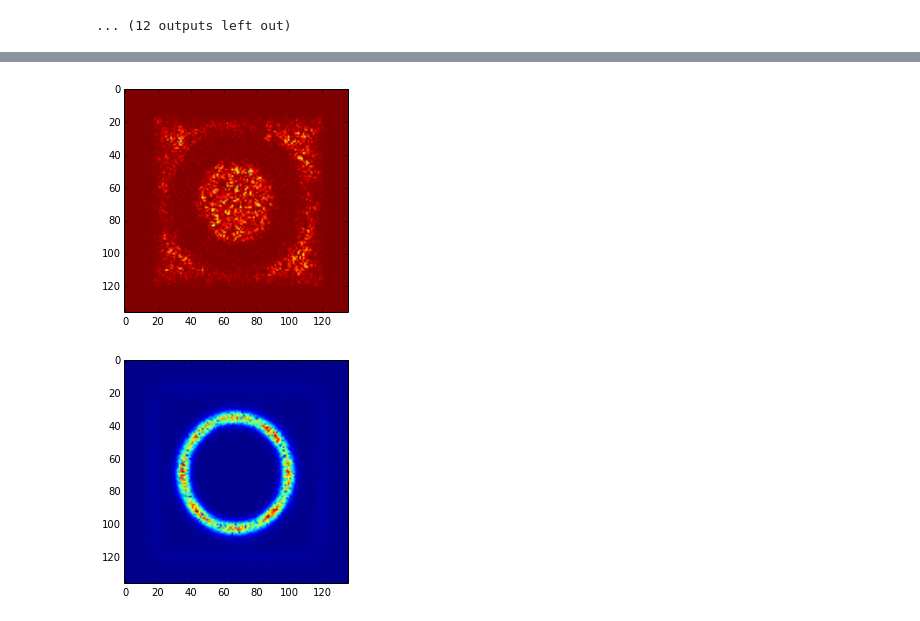
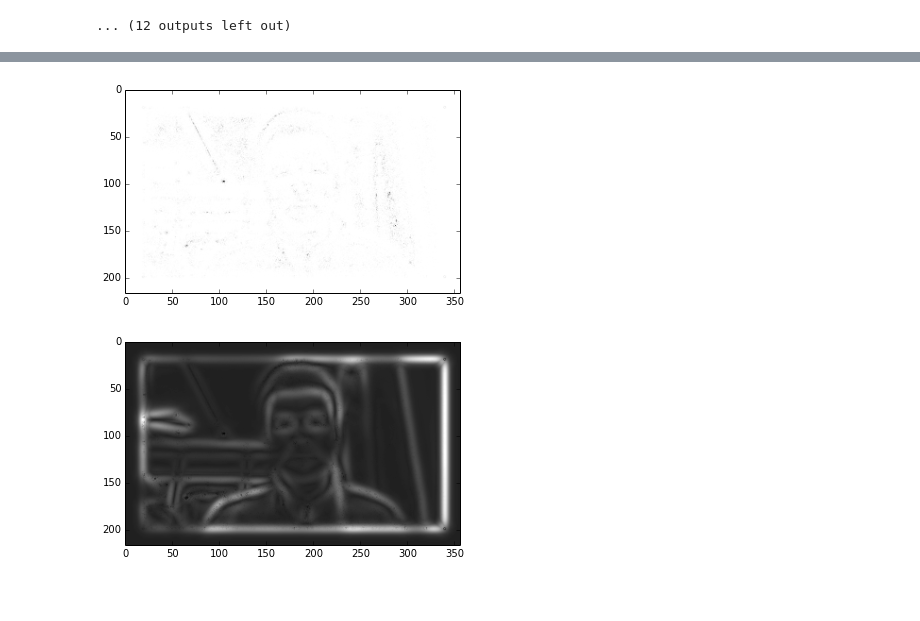
Before and after one commit to arvigj/ML-CV, a Jupyter notebook: cv_hw1/CV_1.ipynb, the cells around one changed output, grey strips where cells are left out. Cells and saved outputs as stored; diff of their text form; code cells hidden in the pictures; blank space fills up the shorter version.

```diff
--- a/cv_hw1/CV_1.ipynb
+++ b/cv_hw1/CV_1.ipynb
@@ -83,7 +83,7 @@ def mapping(matrix):
 #cv2.imshow("image",visual.imag)
 #cv2.imwrite("image.jpg",visual.imag)
 # %%
-image = cv2.imread("circle.jpg",0)
+image = cv2.imread("new_snap.jpg",0)
 convolved = []
 for psi in out:
     convolved.append(signal.convolve2d(image,psi))
@@ -186,27 +186,27 @@ plt.show()
 # %%
 def ratio(max_array, epsilon):
     r = (max_array.real + 0.001*epsilon)/(max_array.imag + epsilon)
     return r
 
 def edge_ratio(max_array, epsilon):
     r = ratio(max_array, epsilon)
     d = np.amax(r)
     edge = 1. - (r/d)
     return edge
 
 def diff(max_array, beta):
     c = np.amax(max_array.imag)
     d = max_array.real - beta*(max_array.imag - c)
     return d
 
 def edge_diff(max_array, alpha, beta):
     edge = np.exp(-alpha*diff(max_array, beta))
     return edge
 
-plt.imshow(edge_ratio(max_array,0))
+plt.imshow(edge_ratio(max_array,.0001),cmap="gray")
 plt.show()
-plt.imshow(edge_diff(max_array,0.05,.05))
+plt.imshow(edge_diff(max_array,0.01,.1),cmap="gray") #alha seems to determine , beta seems to determine roughness
 plt.show()
 # %% [output]
-[figure, old version]
+[figure, new version]
-[figure, old version]
+[figure, new version]
```
Also changed, not shown: parts of 4 cells of this notebook, 2 other files.
